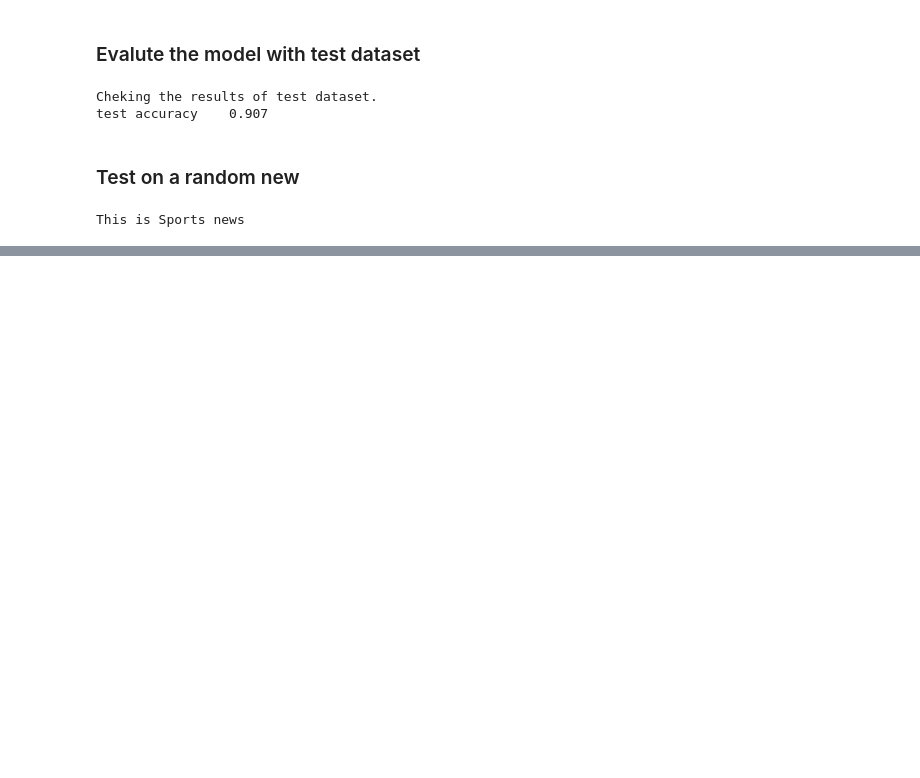
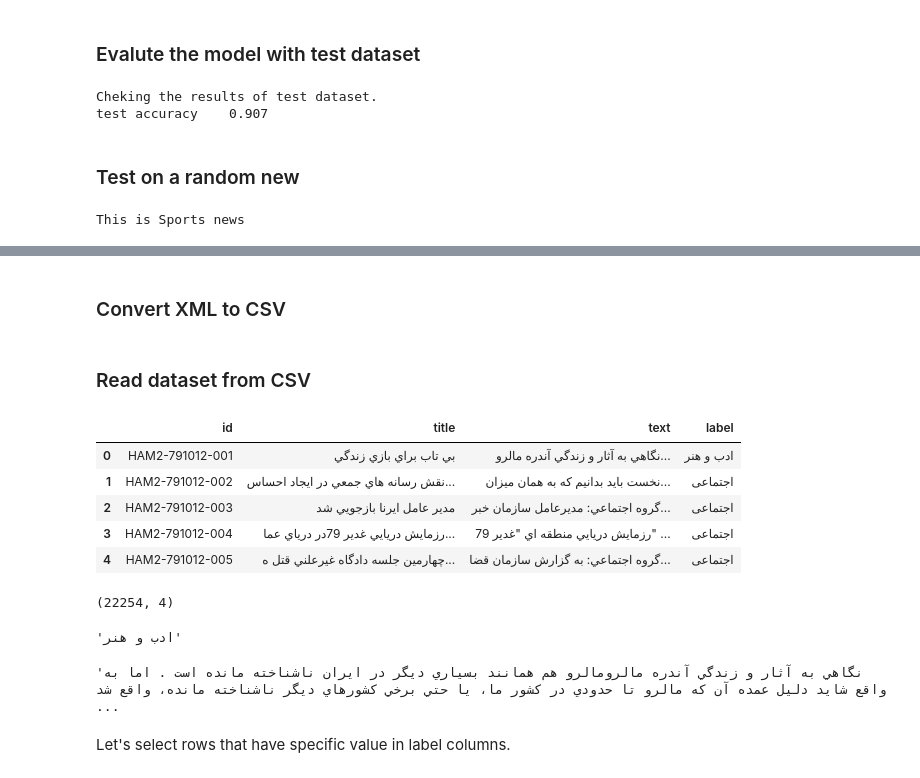
Before and after one commit to ZahraDehghani99/AI-Internship, a Jupyter notebook: Phase05_NLP_With_Neural_Networks/Phase05_NLP_With_Neural_Networks.ipynb, the cells around one changed output, grey strips where cells are left out. Cells and saved outputs as stored; diff of their text form; code cells hidden in the pictures; blank space fills up the shorter version.

Commit message:
Convert XML to CSV.

```diff
--- a/Phase05_NLP_With_Neural_Networks/Phase05_NLP_With_Neural_Networks.ipynb
+++ b/Phase05_NLP_With_Neural_Networks/Phase05_NLP_With_Neural_Networks.ipynb
@@ -375,0 +475,2 @@ len(os.listdir("/content/drive/MyDrive/AI-Internship/HAM2/2001"))
+# %% [markdown]
+### Convert XML to CSV
@@ -375,0 +539,26 @@ len(os.listdir("/content/drive/MyDrive/AI-Internship/HAM2/2001"))
+# %% [markdown]
+### Read dataset from CSV
+# %%
+data = pd.read_csv('/content/ham2-2001.csv')
+data.head()
+# %% [output]
+|  | id | title | text | label |
+| 0 | HAM2-791012-001 | بي تاب براي بازي زندگي | نگاهي به آثار و زندگي آندره مالرو... | ادب و هنر |
+| 1 | HAM2-791012-002 | نقش رسانه هاي جمعي در ايجاد احساس... | نخست بايد بدانيم كه به همان ميزان... | اجتماعی |
+| 2 | HAM2-791012-003 | مدير عامل ايرنا بازجويي شد | گروه اجتماعي: مديرعامل سازمان خبر... | اجتماعی |
+| 3 | HAM2-791012-004 | رزمايش دريايي غدير 79در درياي عما... | رزمايش دريايي منطقه اي "غدير 79" ... | اجتماعی |
+| 4 | HAM2-791012-005 | چهارمين جلسه دادگاه غيرعلني قتل ه... | گروه اجتماعي: به گزارش سازمان قضا... | اجتماعی |
+# %%
+data.shape
+# %% [output]
+(22254, 4)
+# %%
+data['label'][0]
+# %% [output]
+'ادب و هنر'
+# %%
+data['text'][0]
+# %% [output]
+'نگاهي به آثار و زندگي آندره مالرومالرو هم همانند بسياري ديگر در ايران ناشناخته مانده است . اما به واقع شايد دليل عمده آن كه مالرو تا حدودي در كشور ما، يا حتي برخي كشورهاي ديگر ناشناخته مانده، واقع شد ...
+# %% [markdown]
+Let's select rows that have specific value in label columns.
```
Also changed, not shown: parts of 51 cells of this notebook.
